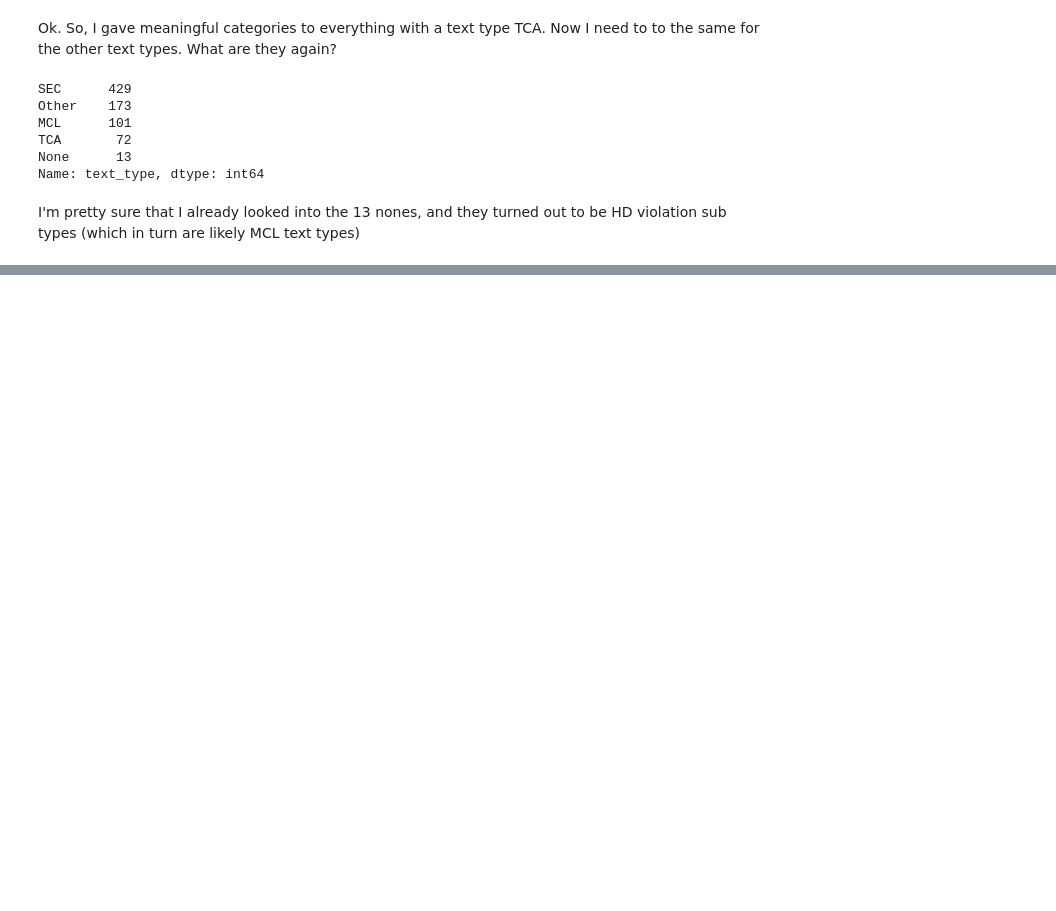
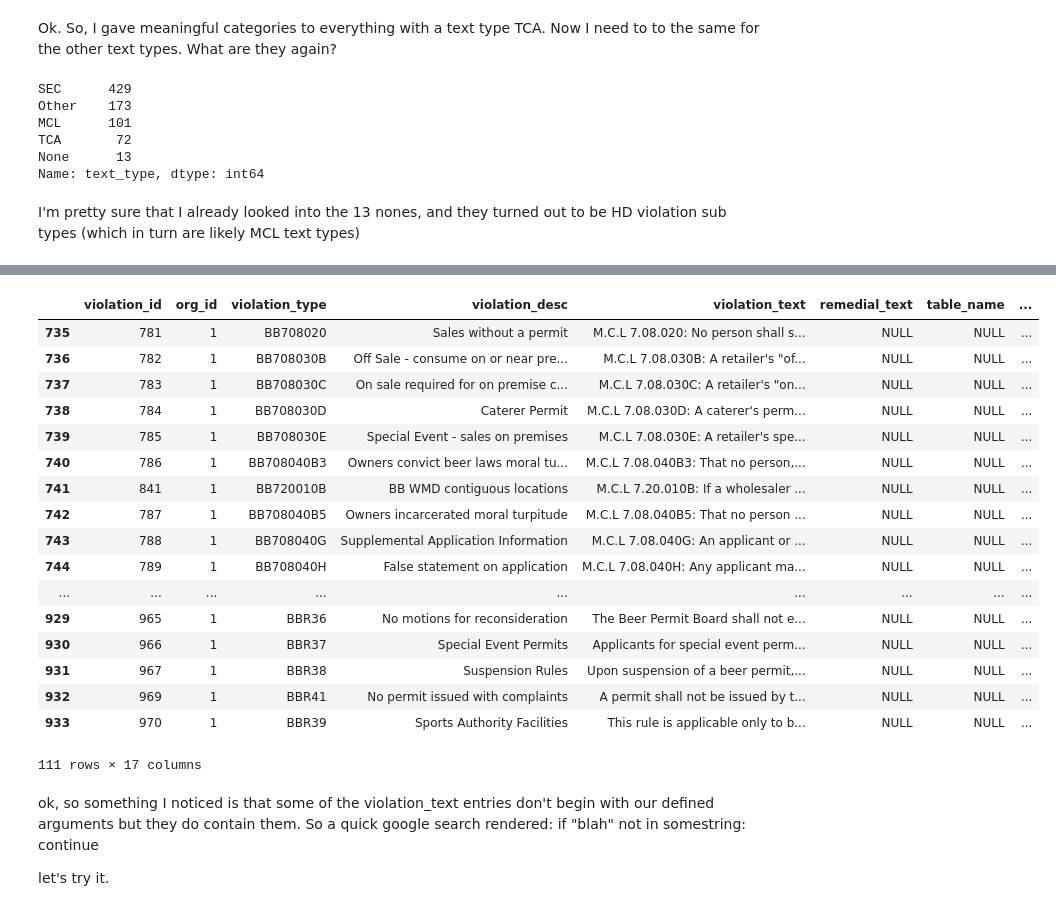
Before and after one commit to paulo-g-martinez/dq2-codes-violations-nashville, a Jupyter notebook: DQ2-silent_fireballs_paulo.ipynb, the cells around one changed output, grey strips where cells are left out. Cells and saved outputs as stored; diff of their text form; code cells hidden in the pictures; blank space fills up the shorter version.

```diff
--- a/DQ2-silent_fireballs_paulo.ipynb
+++ b/DQ2-silent_fireballs_paulo.ipynb
@@ -740,0 +986,27 @@ I'm pretty sure that I already looked into the 13 nones, and they turned out to
+# %%
+cleaned_df2.query('text_subtype_and_text_subsubtype == "Other" and violation_subtype == "BB"')
+# %% [output]
+|  | violation_id | org_id | violation_type | violation_desc | violation_text | remedial_text | table_name | ... |
+| 735 | 781 | 1 | BB708020 | Sales without a permit | M.C.L 7.08.020: No person shall s... | NULL | NULL | ... |
+| 736 | 782 | 1 | BB708030B | Off Sale - consume on or near pre... | M.C.L 7.08.030B: A retailer's "of... | NULL | NULL | ... |
+| 737 | 783 | 1 | BB708030C | On sale required for on premise c... | M.C.L 7.08.030C: A retailer's "on... | NULL | NULL | ... |
+| 738 | 784 | 1 | BB708030D | Caterer Permit | M.C.L 7.08.030D: A caterer's perm... | NULL | NULL | ... |
+| 739 | 785 | 1 | BB708030E | Special Event - sales on premises | M.C.L 7.08.030E: A retailer's spe... | NULL | NULL | ... |
+| 740 | 786 | 1 | BB708040B3 | Owners convict beer laws moral tu... | M.C.L 7.08.040B3: That no person,... | NULL | NULL | ... |
+| 741 | 841 | 1 | BB720010B | BB WMD contiguous locations | M.C.L 7.20.010B: If a wholesaler ... | NULL | NULL | ... |
+| 742 | 787 | 1 | BB708040B5 | Owners incarcerated moral turpitude | M.C.L 7.08.040B5: That no person ... | NULL | NULL | ... |
+| 743 | 788 | 1 | BB708040G | Supplemental Application Information | M.C.L 7.08.040G: An applicant or ... | NULL | NULL | ... |
+| 744 | 789 | 1 | BB708040H | False statement on application | M.C.L 7.08.040H: Any applicant ma... | NULL | NULL | ... |
+| ... | ... | ... | ... | ... | ... | ... | ... | ... |
+| 929 | 965 | 1 | BBR36 | No motions for reconsideration | The Beer Permit Board shall not e... | NULL | NULL | ... |
+| 930 | 966 | 1 | BBR37 | Special Event Permits | Applicants for special event perm... | NULL | NULL | ... |
+| 931 | 967 | 1 | BBR38 | Suspension Rules | Upon suspension of a beer permit,... | NULL | NULL | ... |
+| 932 | 969 | 1 | BBR41 | No permit issued with complaints | A permit shall not be issued by t... | NULL | NULL | ... |
+| 933 | 970 | 1 | BBR39 | Sports Authority Facilities | This rule is applicable only to b... | NULL | NULL | ... |
+111 rows × 17 columns
+# %% [markdown]
+ok, so something I noticed is that some of the violation_text entries don't begin with our defined arguments but they do contain them. So a quick google search rendered:
+if "blah" not in somestring:
+    continue
+
+let's try it.
```
Also changed, not shown: parts of 27 cells of this notebook, 4 other files.
